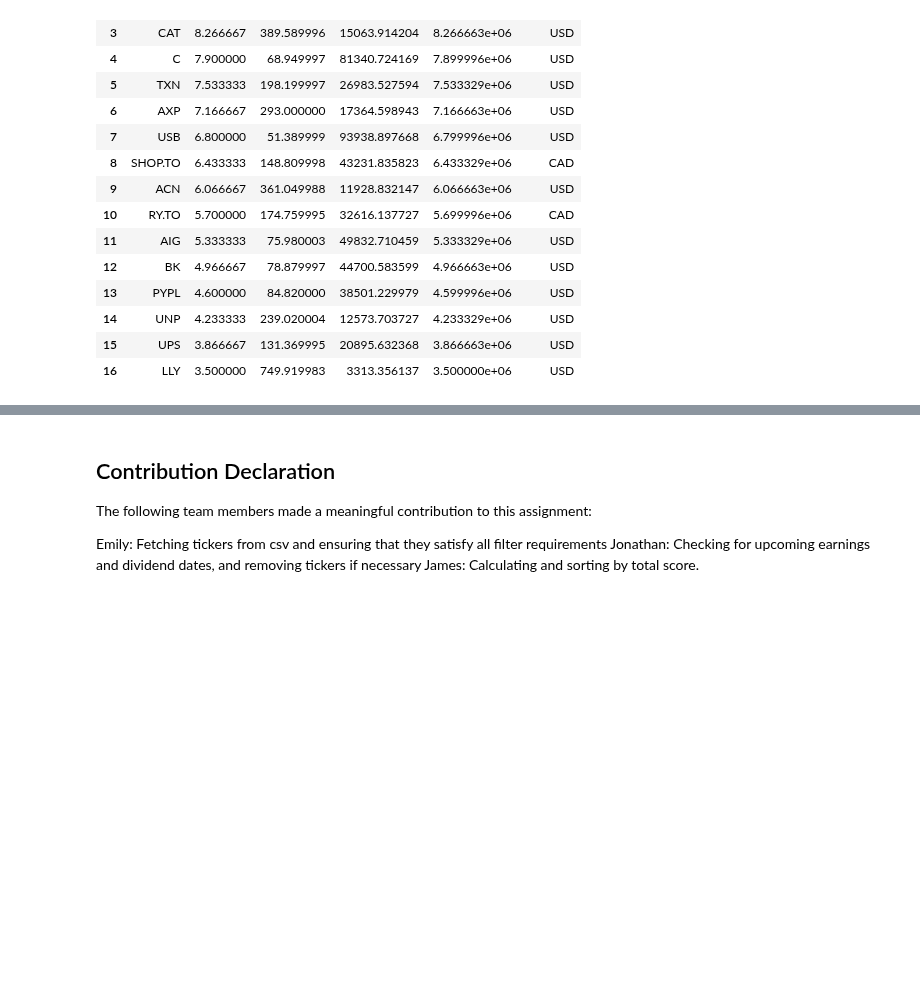
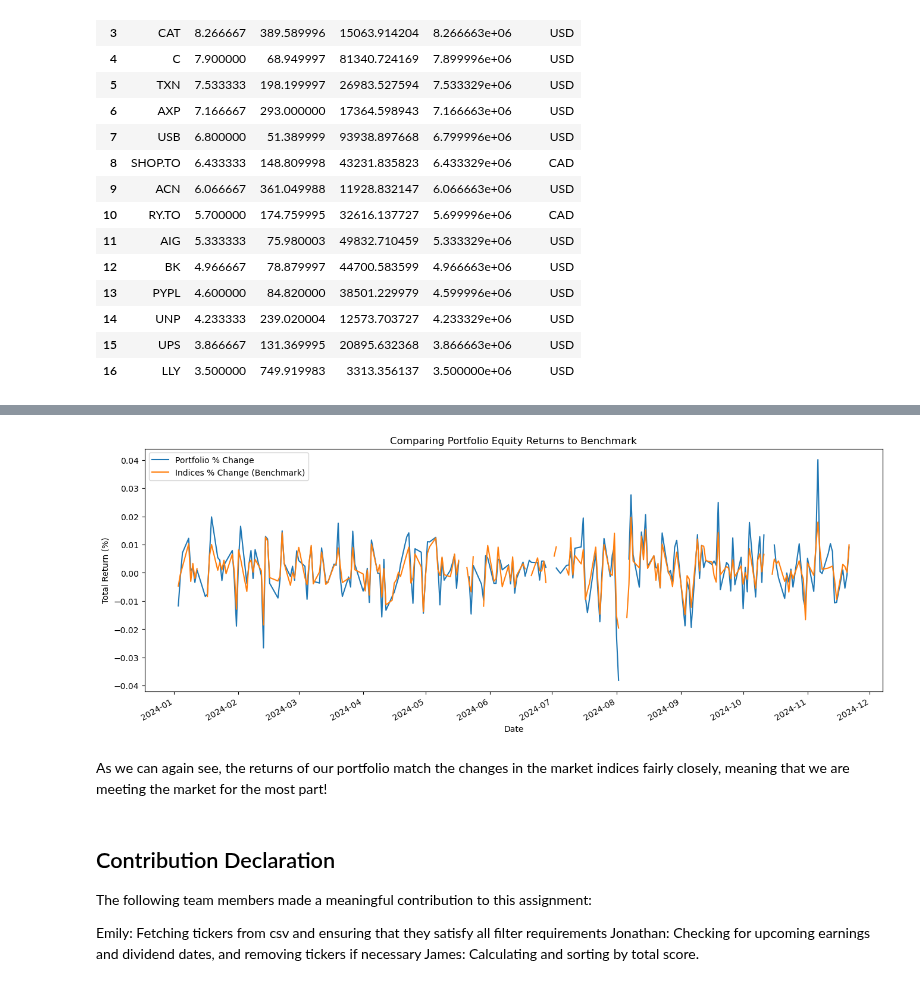
Before and after one commit to emlyqi/cfm101final, a Jupyter notebook: Team_05_Assignment.ipynb, the cells around one changed output, grey strips where cells are left out. Cells and saved outputs as stored; diff of their text form; code cells hidden in the pictures; blank space fills up the shorter version.

Commit message:
portfolio vs indices graph

```diff
--- a/Team_05_Assignment.ipynb
+++ b/Team_05_Assignment.ipynb
@@ -136,9 +136,6 @@ tsxvar = tsxpct.var()
 spvar = sppct.var()
 avgvar = (tsxvar + spvar) / 2
 scores = {}
-
-indices.index = indices.index.tz_localize(None)
-closedata.index = closedata.index.tz_localize(None)
 
 #calculate score for each stock
 for ticker in tickerlist:
@@ -313,0 +314,27 @@ Portfolio_Final
+# %%
+#create new dataframe to store stock prices over time period along with portfolio value
+portfolio_prices = pd.DataFrame()
+final_tickers = []
+num_shares = []
+for index, row in Portfolio_Final.iterrows():
+    ticker = row["Ticker"]
+    final_tickers.append(ticker)
+    num_shares.append(row["Shares"])
+    stock_data = yf.download(ticker, start=startdate, end=enddate, period="1mo")["Adj Close"]
+    portfolio_prices[ticker] = stock_data
+
+def calculate_portfolio_value(row):
+    portfolio_value = 0
+    for i, ticker in enumerate(final_tickers):
+        shares = num_shares[i]
+        portfolio_value += row[ticker] * shares
+    return portfolio_value
+
+#apply the function to each row to calculate portfolio value at each time
+portfolio_prices["Portfolio Value"] = portfolio_prices.apply(calculate_portfolio_value, axis=1)
+
+#make a new dataframe for clarity that only shows the changes in return values
+comparison = pd.DataFrame()
+comparison["Portfolio % Change"] = portfolio_prices["Portfolio Value"].pct_change(fill_method=None)
+comparison["Indices % Change"] = avgpct
+comparison
@@ -314,3 +372,21 @@ Portfolio_Final
+# %%
+fig, ax = plt.subplots()
+ax.set_title("Comparing Portfolio Equity Returns to Benchmark")
+ax.set_xlabel("Date")
+ax.set_ylabel("Total Return (%)")
+
+
+ax.plot(comparison["Portfolio % Change"], label='Portfolio % Change')
+ax.plot(comparison["Indices % Change"], label='Indices % Change (Benchmark)')
+fig.autofmt_xdate()
+ax.legend(loc='best')
+plt.gcf().set_size_inches(16, 6)
+
+plt.show()
+# %% [output]
+[figure, added]
+# %% [markdown]
+As we can again see, the returns of our portfolio match the changes in the market indices fairly closely, meaning that we are meeting the market for the most part!
 # %%
 #export the final stocks and number of shares to csv file
 Stocks_Final = Portfolio_Final[['Ticker', 'Shares']]
```
Also changed, not shown: parts of 4 cells of this notebook.
